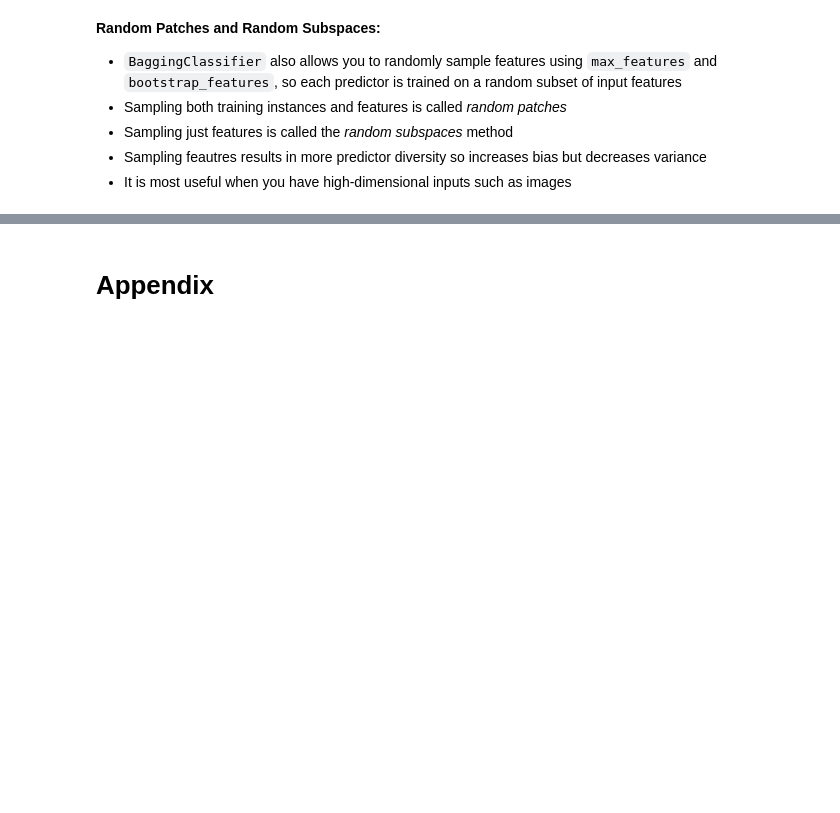
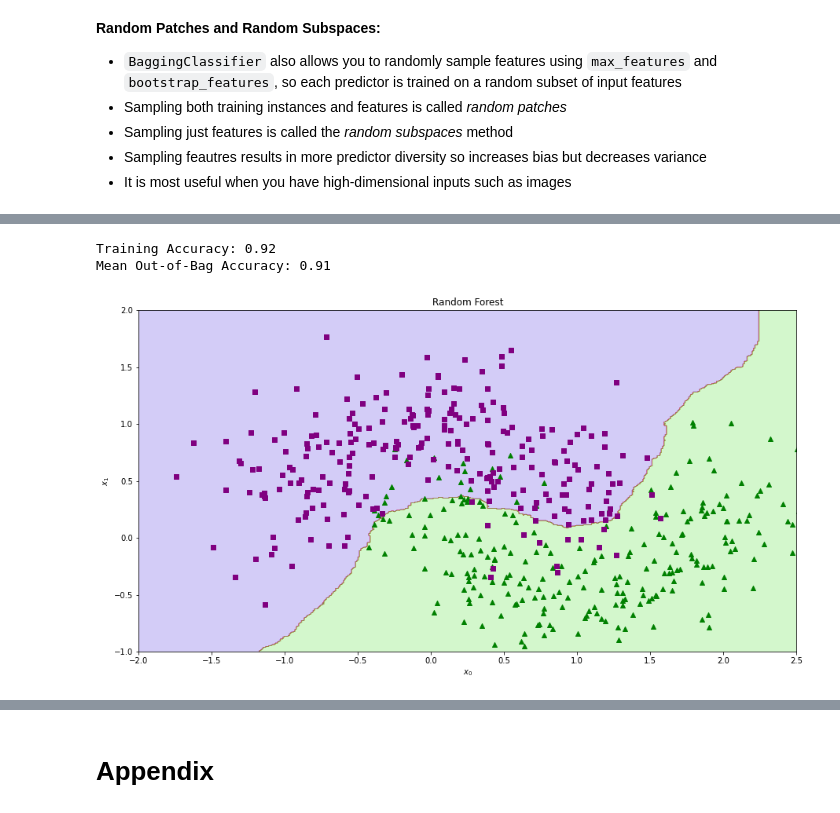
Before and after one commit to chris-leonard/hands-on-machine-learning, a Jupyter notebook: chapter-7/chapter-7-notes.ipynb, the cells around one changed output, grey strips where cells are left out. Drawn from its saved outputs; the diff is of its cells as text; code cells hidden in the pictures; blank space fills up the shorter version.

```diff
--- a/chapter-7/chapter-7-notes.ipynb
+++ b/chapter-7/chapter-7-notes.ipynb
@@ -244,0 +283,27 @@ Q: How do you reduce overfitting for a random forest?
+# %%
+from sklearn.ensemble import ExtraTreesClassifier
+
+xtr_clf = ExtraTreesClassifier(
+    n_estimators=1000,
+    max_leaf_nodes=16,
+    bootstrap=True, # note false by default - uses whole dataset
+    n_jobs=-1,
+    oob_score=True,
+)
+xtr_clf.fit(X, y)
+
+y_pred = xtr_clf.predict(X)
+acc = accuracy_score(y, y_pred)
+print("Training Accuracy: {:.2f}".format(acc))
+
+oob_acc = xtr_clf.oob_score_
+print("Mean Out-of-Bag Accuracy: {:.2f}".format(oob_acc))
+
+xlim = np.array([-2, 2.5])
+ylim = np.array([-1, 2])
+
+plot_classifier(xtr_clf, xlim, ylim, title="Random Forest")
+# %% [output]
+Training Accuracy: 0.92
+Mean Out-of-Bag Accuracy: 0.91
+[figure, added]
```
Also changed, not shown: parts of 13 cells of this notebook.
